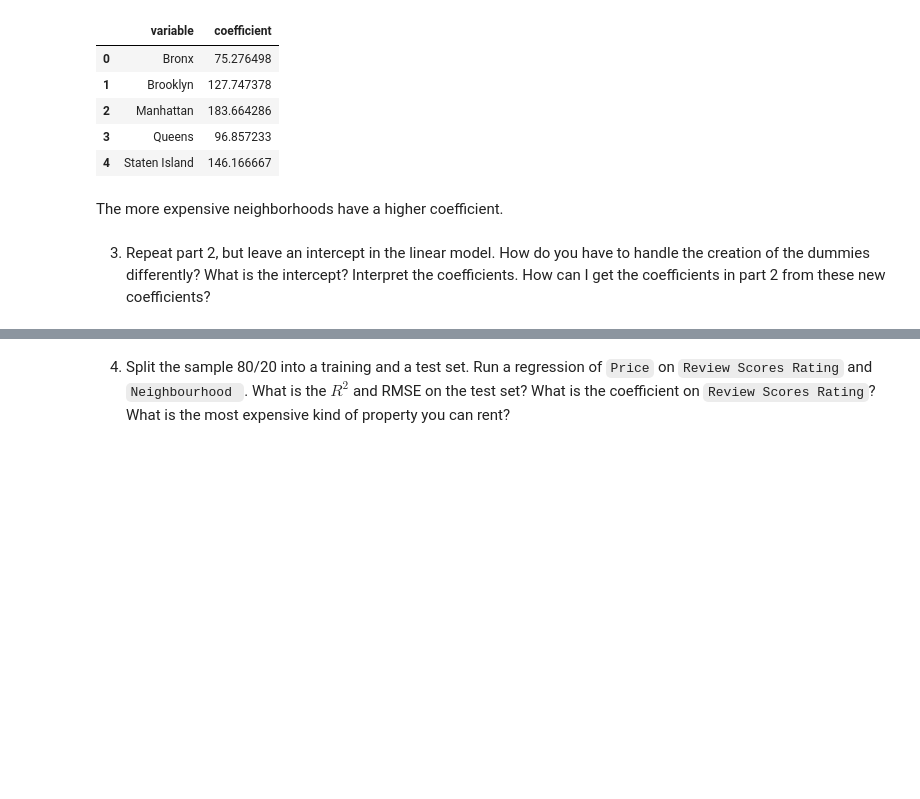
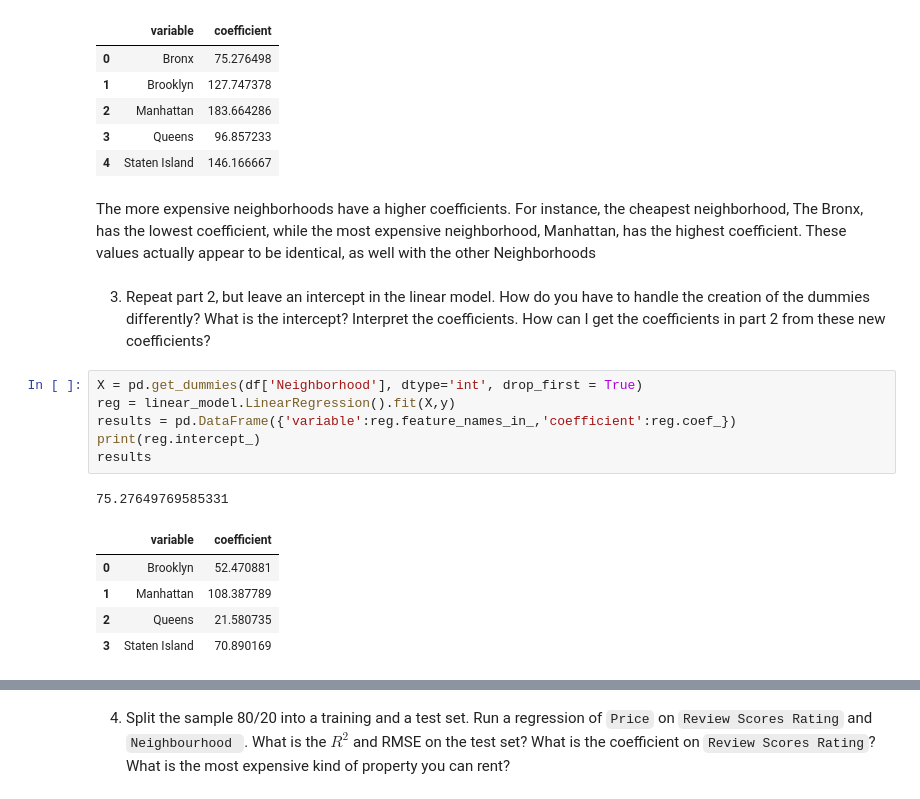
Before and after one commit to ejstew21/linearRegression, a Jupyter notebook: assignment.ipynb, the cells around one changed output, grey strips where cells are left out. Drawn from its saved outputs; the diff is of its cells as text; blank space fills up the shorter version.

```diff
--- a/assignment.ipynb
+++ b/assignment.ipynb
@@ -89,6 +89,19 @@ results
 | 3 | Queens | 96.857233 |
 | 4 | Staten Island | 146.166667 |
 # %% [markdown]
-The more expensive neighborhoods have a higher coefficient.
+The more expensive neighborhoods have a higher coefficients. For instance, the cheapest neighborhood, The Bronx, has the lowest coefficient, while the most expensive neighborhood, Manhattan, has the highest coefficient. These values actually appear to be identical, as well with the other Neighborhoods
 # %% [markdown]
 3. Repeat part 2, but leave an intercept in the linear model. How do you have to handle the creation of the dummies differently? What is the intercept? Interpret the coefficients. How can I get the coefficients in part 2 from these new coefficients?
+# %%
+X = pd.get_dummies(df['Neighborhood'], dtype='int', drop_first = True)
+reg = linear_model.LinearRegression().fit(X,y)
+results = pd.DataFrame({'variable':reg.feature_names_in_,'coefficient':reg.coef_})
+print(reg.intercept_)
+results
+# %% [output]
+75.27649769585331
+|  | variable | coefficient |
+| 0 | Brooklyn | 52.470881 |
+| 1 | Manhattan | 108.387789 |
+| 2 | Queens | 21.580735 |
+| 3 | Staten Island | 70.890169 |
```
Also changed, not shown: parts of 9 cells of this notebook.
